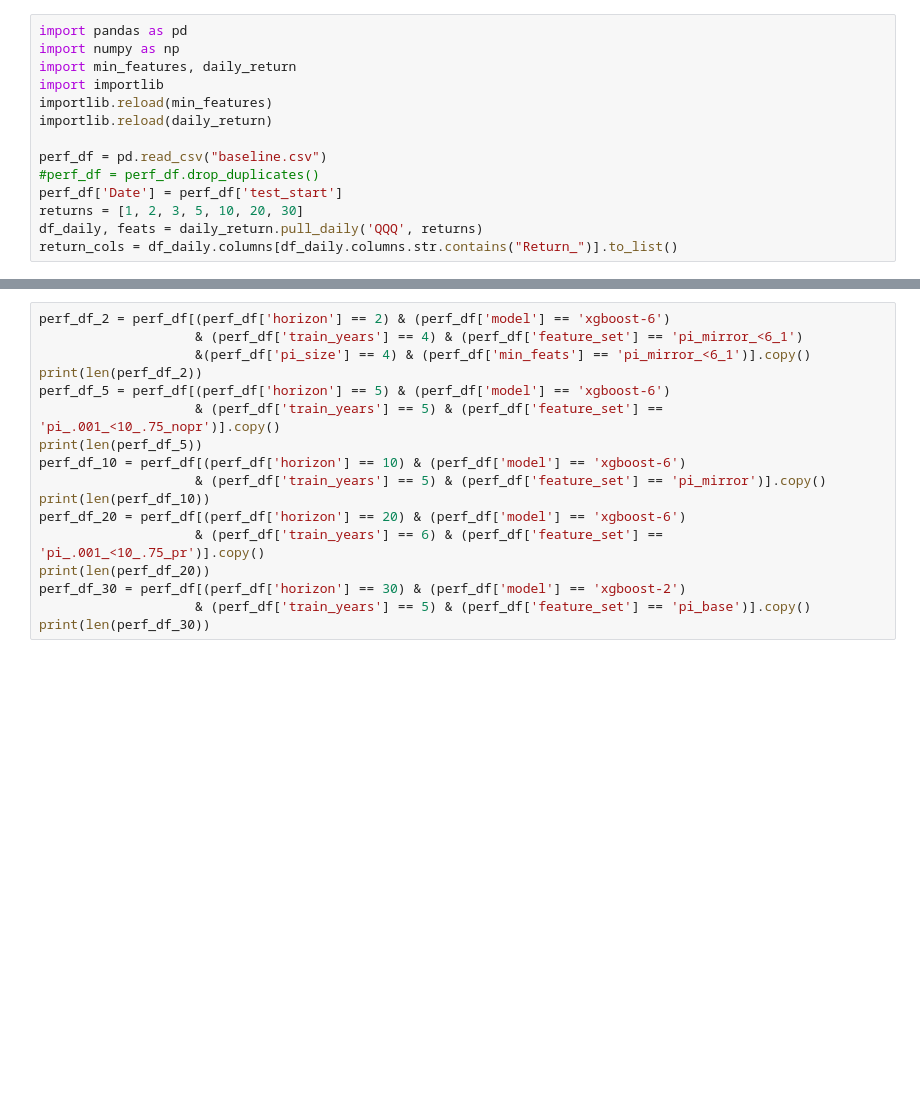
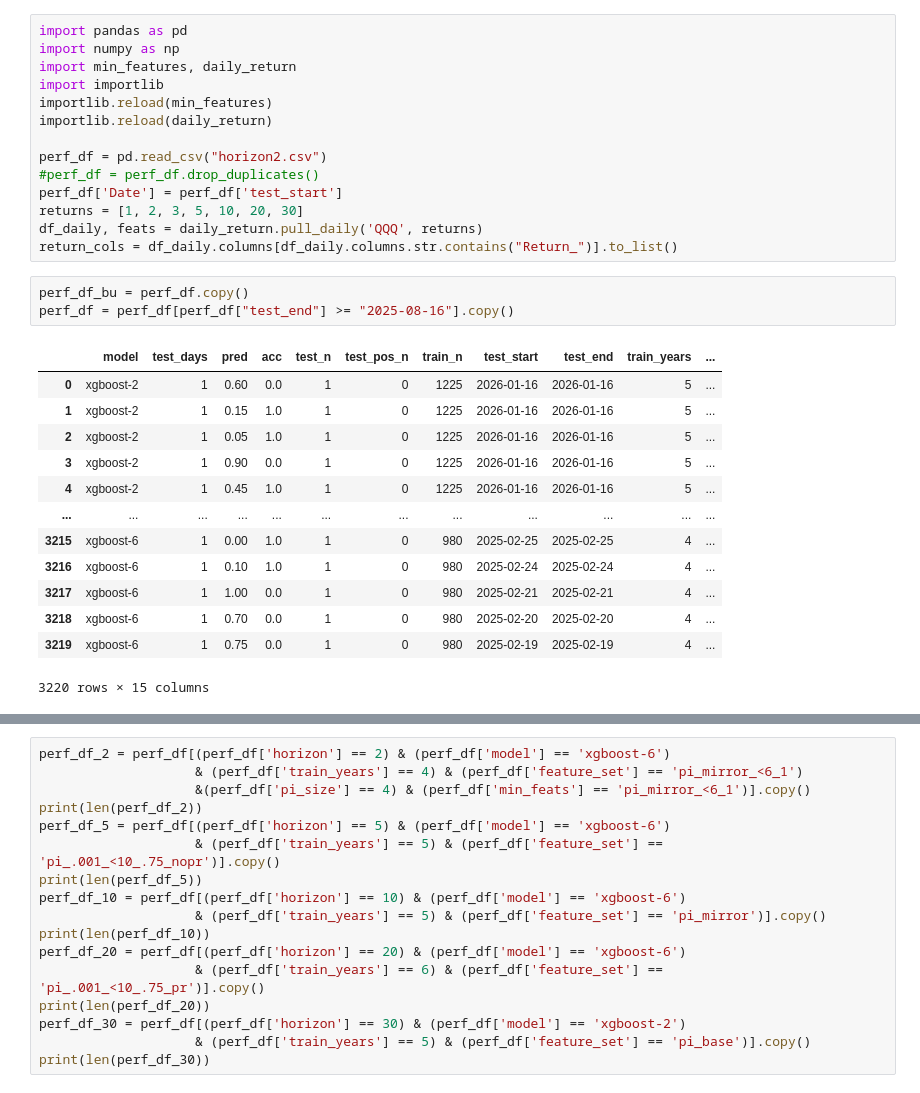
Before and after one commit to bchase17/Stocks, a Jupyter notebook: performance_assessment.ipynb, the cells around one changed output, grey strips where cells are left out. Saved outputs shown, nothing was run; the diff lists cells and outputs as text; blank space fills up the shorter version.

```diff
--- a/performance_assessment.ipynb
+++ b/performance_assessment.ipynb
@@ -6,12 +6,29 @@ import importlib
 importlib.reload(min_features)
 importlib.reload(daily_return)
 
-perf_df = pd.read_csv("baseline.csv")
+perf_df = pd.read_csv("horizon2.csv")
 #perf_df = perf_df.drop_duplicates()
 perf_df['Date'] = perf_df['test_start']
 returns = [1, 2, 3, 5, 10, 20, 30]
 df_daily, feats = daily_return.pull_daily('QQQ', returns)
 return_cols = df_daily.columns[df_daily.columns.str.contains("Return_")].to_list()
+# %%
+perf_df_bu = perf_df.copy()
+perf_df = perf_df[perf_df["test_end"] >= "2025-08-16"].copy()
+# %% [output]
+|  | model | test_days | pred | acc | test_n | test_pos_n | train_n | test_start | test_end | train_years | ... |
+| 0 | xgboost-2 | 1 | 0.60 | 0.0 | 1 | 0 | 1225 | 2026-01-16 | 2026-01-16 | 5 | ... |
+| 1 | xgboost-2 | 1 | 0.15 | 1.0 | 1 | 0 | 1225 | 2026-01-16 | 2026-01-16 | 5 | ... |
+| 2 | xgboost-2 | 1 | 0.05 | 1.0 | 1 | 0 | 1225 | 2026-01-16 | 2026-01-16 | 5 | ... |
+| 3 | xgboost-2 | 1 | 0.90 | 0.0 | 1 | 0 | 1225 | 2026-01-16 | 2026-01-16 | 5 | ... |
+| 4 | xgboost-2 | 1 | 0.45 | 1.0 | 1 | 0 | 1225 | 2026-01-16 | 2026-01-16 | 5 | ... |
+| ... | ... | ... | ... | ... | ... | ... | ... | ... | ... | ... | ... |
+| 3215 | xgboost-6 | 1 | 0.00 | 1.0 | 1 | 0 | 980 | 2025-02-25 | 2025-02-25 | 4 | ... |
+| 3216 | xgboost-6 | 1 | 0.10 | 1.0 | 1 | 0 | 980 | 2025-02-24 | 2025-02-24 | 4 | ... |
+| 3217 | xgboost-6 | 1 | 1.00 | 0.0 | 1 | 0 | 980 | 2025-02-21 | 2025-02-21 | 4 | ... |
+| 3218 | xgboost-6 | 1 | 0.70 | 0.0 | 1 | 0 | 980 | 2025-02-20 | 2025-02-20 | 4 | ... |
+| 3219 | xgboost-6 | 1 | 0.75 | 0.0 | 1 | 0 | 980 | 2025-02-19 | 2025-02-19 | 4 | ... |
+3220 rows × 15 columns
 # %%
 import numpy as np
 import pandas as pd
```
Also changed, not shown: parts of 2 cells of this notebook, 2 other files.
